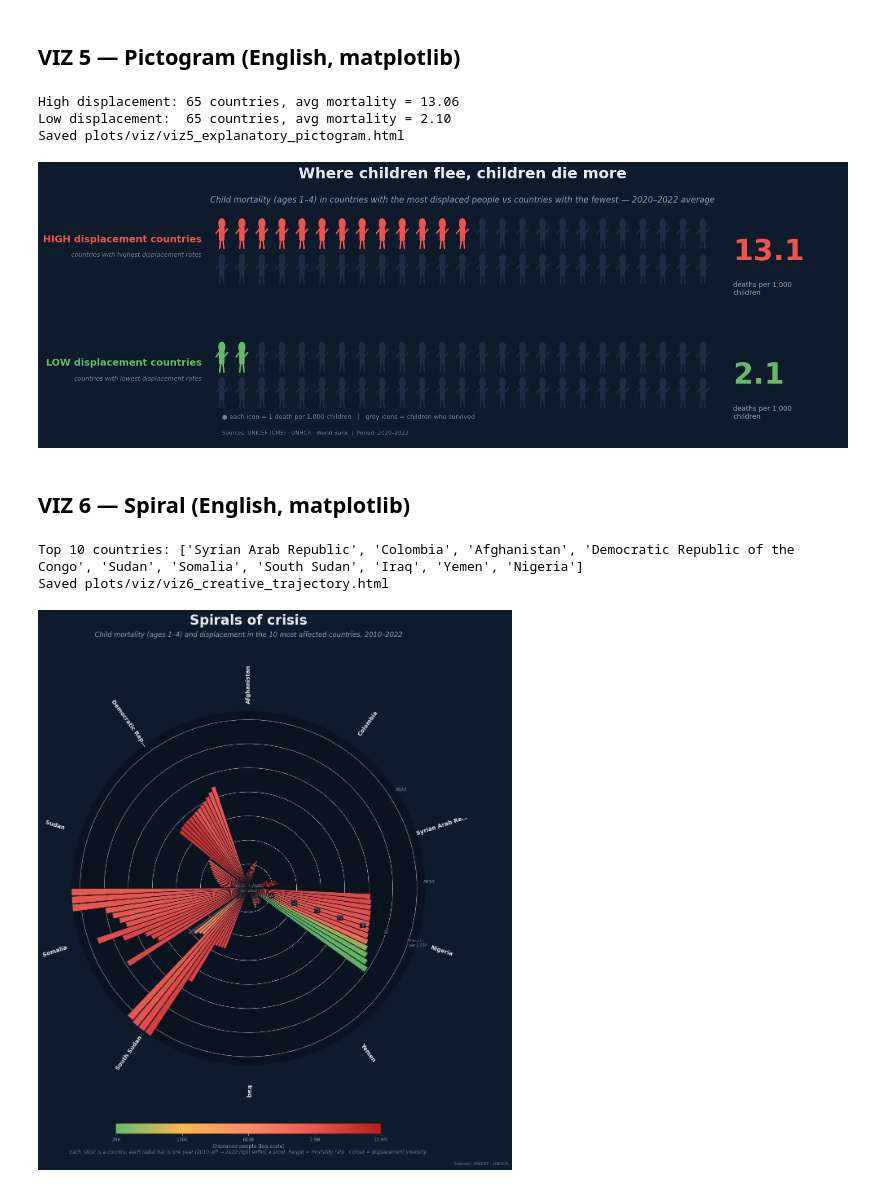
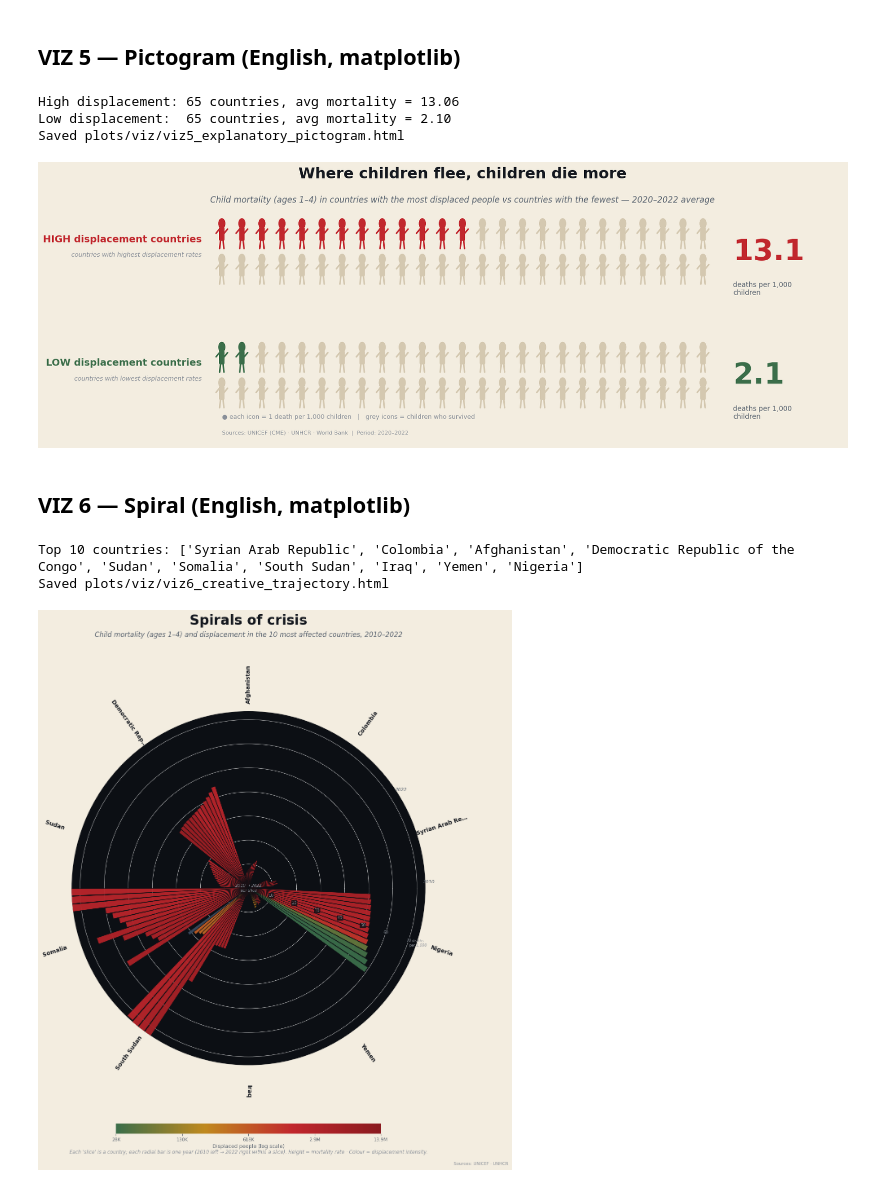
Before and after one commit to Gloreti03/dataviz-humanitarian-analysis, a Jupyter notebook: python_visualizations.ipynb, the cells around one changed output. Saved outputs shown, nothing was run; the diff lists cells and outputs as text; code cells hidden in the pictures.

Commit message:
Updating plot

```diff
--- a/python_visualizations.ipynb
+++ b/python_visualizations.ipynb
@@ -101,30 +101,30 @@ spline = make_interp_spline(x, y, k=2)
 y_smooth = spline(x_smooth)
 
 fig, ax = plt.subplots(figsize=(10, 6))
-fig.patch.set_facecolor('#fdf8f0')
-ax.set_facecolor('#fdf8f0')
+fig.patch.set_facecolor('#f3ede0')
+ax.set_facecolor('#f3ede0')
 
-ax.plot(x_smooth, y_smooth, color='#8b3a3a', linewidth=2.5)
+ax.plot(x_smooth, y_smooth, color='#c1272d', linewidth=2.5)
 for i in range(1, 10):
-    ax.plot(x_smooth, y_smooth, color='#8b3a3a', linewidth=i * 2, alpha=0.001)
-ax.scatter(x, y, color='white', s=100, zorder=5, edgecolor='#8b3a3a', linewidth=2)
+    ax.plot(x_smooth, y_smooth, color='#c1272d', linewidth=i * 2, alpha=0.001)
+ax.scatter(x, y, color='white', s=100, zorder=5, edgecolor='#c1272d', linewidth=2)
 
 ax.set_xticks(track_years)
 ax.set_ylim(20, 290)
 ax.set_title('The Unstoppable Surge: Child Mortality Crisis',
-             color='#8b3a3a', fontsize=20, pad=30, fontweight='bold')
-ax.set_ylabel('Deaths per 1000 children', color='#8b3a3a')
-ax.set_xlabel('Year', color='#8b3a3a')
-ax.tick_params(axis='both', colors='#8b3a3a')
+             color='#c1272d', fontsize=20, pad=30, fontweight='bold')
+ax.set_ylabel('Deaths per 1000 children', color='#c1272d')
+ax.set_xlabel('Year', color='#c1272d')
+ax.tick_params(axis='both', colors='#c1272d')
 
 plt.tight_layout()
 
 _buf = BytesIO()
-fig.savefig(_buf, format='png', dpi=150, bbox_inches='tight', facecolor='#fdf8f0')
+fig.savefig(_buf, format='png', dpi=150, bbox_inches='tight', facecolor='#f3ede0')
 _buf.seek(0)
 _img = base64.b64encode(_buf.read()).decode()
 with open('plots/viz/viz8_black_hat.html', 'w', encoding='utf-8') as _f:
-    _f.write(f'<html><body style="margin:0;padding:0;background:#fdf8f0">'
+    _f.write(f'<html><body style="margin:0;padding:0;background:#f3ede0">'
              f'<img src="embedded-picture" style="width:100%;display:block">'
              f'</body></html>')
 print('Saved plots/viz/viz8_black_hat.html')
@@ -170,13 +170,13 @@ plots/
 # %%
 from matplotlib.patches import FancyBboxPatch
 
-BG    = '#0d1b2a'
-INK   = '#e6e9ed'
-MUTED = '#8ba0b8'
-DIM   = '#6f8398'
-RED   = '#ef5350'
-GREEN = '#66bb6a'
-EMPTY = '#1d2d44'
+BG    = '#f3ede0'
+INK   = '#14181f'
+MUTED = '#5a6470'
+DIM   = '#8a9099'
+RED   = '#c1272d'
+GREEN = '#3b6e4a'
+EMPTY = '#d4c8b0'
 
 plt.rcParams.update({
     'font.family': 'DejaVu Sans',
@@ -269,45 +269,45 @@ ax.text(GRID_COLS + 0.5, LOW_ROW_Y - 0.5, f'{mort_low:.1f}',
 ax.text(GRID_COLS + 0.5, LOW_ROW_Y - 1.7, 'deaths per 1,000\nchildren',
         fontsize=10, color=MUTED, va='center')
 
 ax.text(0, -1.4,
         '● each icon = 1 death per 1,000 children   |   grey icons = children who survived',
         fontsize=9, color=DIM)
 ax.text(0, -1.9,
         'Sources: UNICEF (CME) · UNHCR · World Bank  |  Period: 2020–2022',
         fontsize=8, color=DIM)
 
 ax.set_xlim(-7, GRID_COLS + 6)
 ax.set_ylim(-2.2, 5.5)
 ax.axis('off')
 plt.subplots_adjust(top=0.85, bottom=0.05, left=0.02, right=0.98)
 
 _buf = BytesIO()
 fig5.savefig(_buf, format='png', dpi=150, bbox_inches='tight', facecolor=BG)
 _buf.seek(0)
 _img = base64.b64encode(_buf.read()).decode()
 with open('plots/viz/viz5_explanatory_pictogram.html', 'w', encoding='utf-8') as _f:
     _f.write(f'<html><body style="margin:0;padding:0;background:{BG}">'
              f'<img src="embedded-picture" style="width:100%;display:block">'
              f'</body></html>')
 print('Saved plots/viz/viz5_explanatory_pictogram.html')
 
 plt.show()
 # %% [output]
 High displacement: 65 countries, avg mortality = 13.06
 Low displacement:  65 countries, avg mortality = 2.10
 Saved plots/viz/viz5_explanatory_pictogram.html
-[figure, old version]
+[figure, new version]
 # %% [markdown]
 ## VIZ 6 — Spiral (English, matplotlib)
 # %%
 from matplotlib.colors import LinearSegmentedColormap, Normalize
 from matplotlib.cm import ScalarMappable
 
-BG    = '#0d1b2a'
-PANEL = '#0a1320'
-INK   = '#e6e9ed'
-MUTED = '#8ba0b8'
-DIM   = '#6f8398'
+BG    = '#f3ede0'
+PANEL = '#0c0f14'
+INK   = '#14181f'
+MUTED = '#5a6470'
+DIM   = '#8a9099'
 
 plt.rcParams.update({'font.family': 'DejaVu Sans'})
 
@@ -335,7 +335,7 @@ disp_log = np.log10(np.where(disp_matrix > 0, disp_matrix, np.nan))
 norm = Normalize(vmin=np.log10(np.nanmin(real_disp)), vmax=np.log10(np.nanmax(real_disp)))
 
 cmap = LinearSegmentedColormap.from_list(
-    'crisis', ['#66bb6a', '#ffb74d', '#ff8a65', '#ef5350', '#b71c1c']
+    'crisis', ['#3b6e4a', '#c08a1f', '#c1272d', '#8a1a1f']
 )
 
 fig6 = plt.figure(figsize=(13, 14), facecolor=BG)
@@ -378,7 +378,7 @@ ring_ticks = np.arange(10, max_r, 10)
 ax.set_yticks(ring_ticks)
 ax.set_yticklabels([''] * len(ring_ticks))
 ax.set_xticks([])
-ax.grid(color=(1, 1, 1, 0.08), linewidth=0.5)
+ax.grid(color=(1, 1, 1, 0.10), linewidth=0.5)
 ax.spines['polar'].set_visible(False)
 ax.set_facecolor(PANEL)
 
@@ -434,4 +434,4 @@ plt.show()
 # %% [output]
 Top 10 countries: ['Syrian Arab Republic', 'Colombia', 'Afghanistan', 'Democratic Republic of the Congo', 'Sudan', 'Somalia', 'South Sudan', 'Iraq', 'Yemen', 'Nigeria']
 Saved plots/viz/viz6_creative_trajectory.html
-[figure, old version]
+[figure, new version]
```
Also changed, not shown: parts of 3 cells of this notebook, 6 other files.
